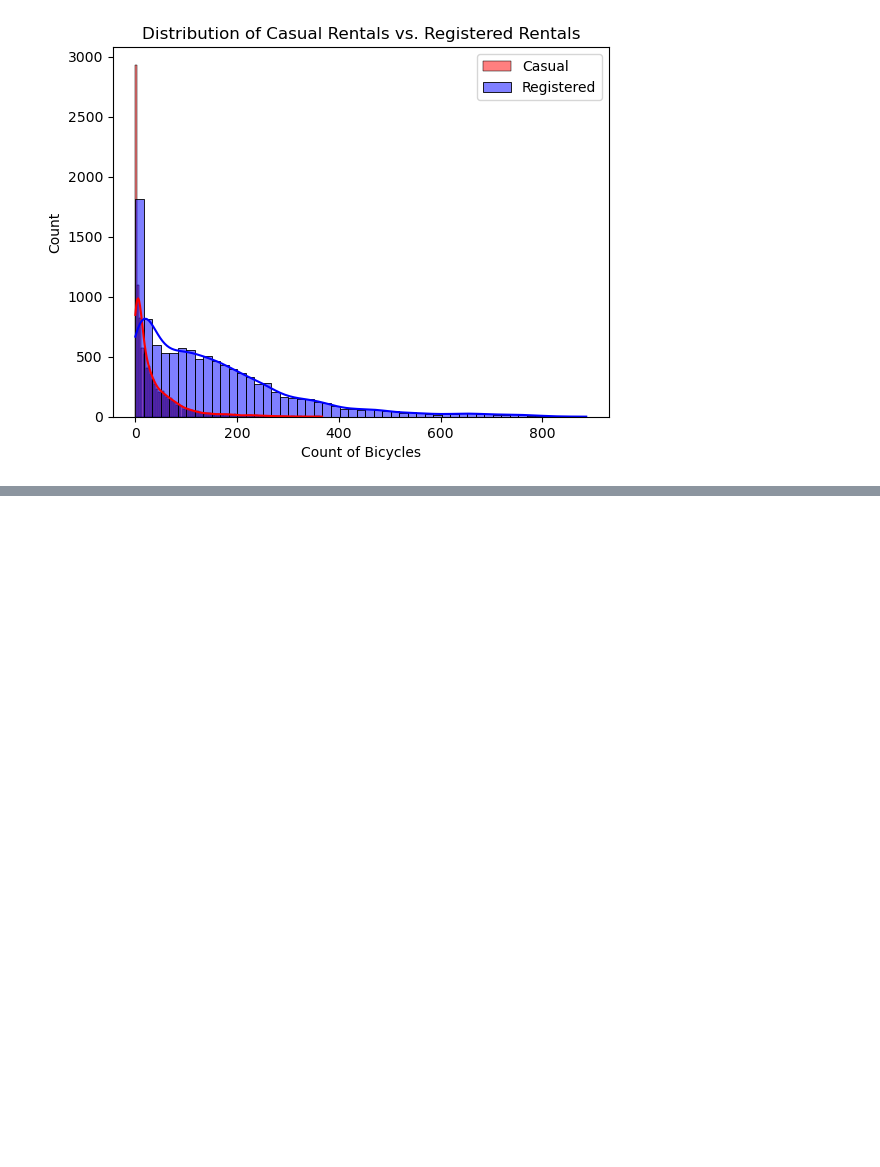
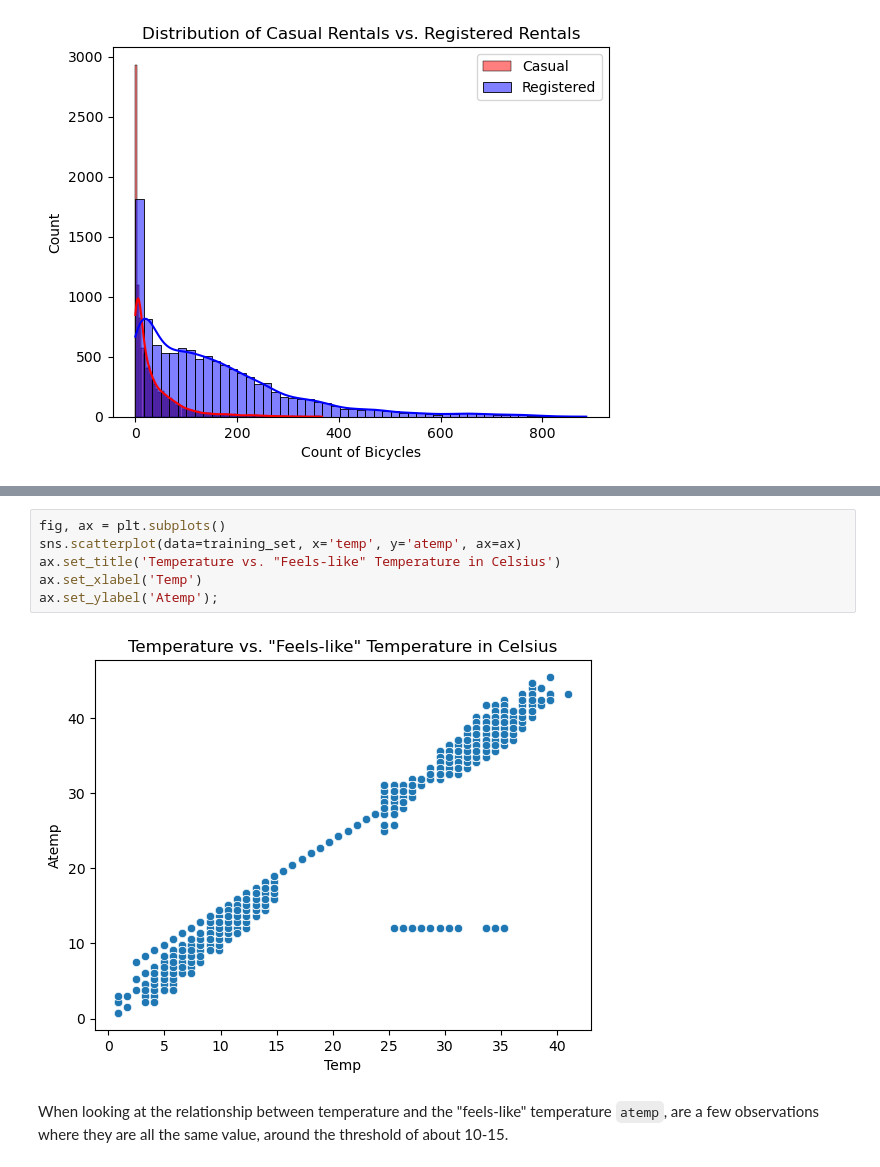
Before and after one commit to TrinityGahagen2K/bike-sharing-demand, a Jupyter notebook: trinity-bike-sharing-eda.ipynb, the cells around one changed output, grey strips where cells are left out. Saved outputs shown, nothing was run; the diff lists cells and outputs as text; blank space fills up the shorter version.

```diff
--- a/trinity-bike-sharing-eda.ipynb
+++ b/trinity-bike-sharing-eda.ipynb
@@ -181,0 +211,10 @@ ax.set_title('Distribution of Casual Rentals vs. Registered Rentals');
+# %%
+fig, ax = plt.subplots()
+sns.scatterplot(data=training_set, x='temp', y='atemp', ax=ax)
+ax.set_title('Temperature vs. "Feels-like" Temperature in Celsius')
+ax.set_xlabel('Temp')
+ax.set_ylabel('Atemp');
+# %% [output]
+[figure, added]
+# %% [markdown]
+When looking at the relationship between temperature and the "feels-like" temperature `atemp`, are a few observations where they are all the same value, around the threshold of about 10-15.
```
Also changed, not shown: parts of 43 cells of this notebook.
